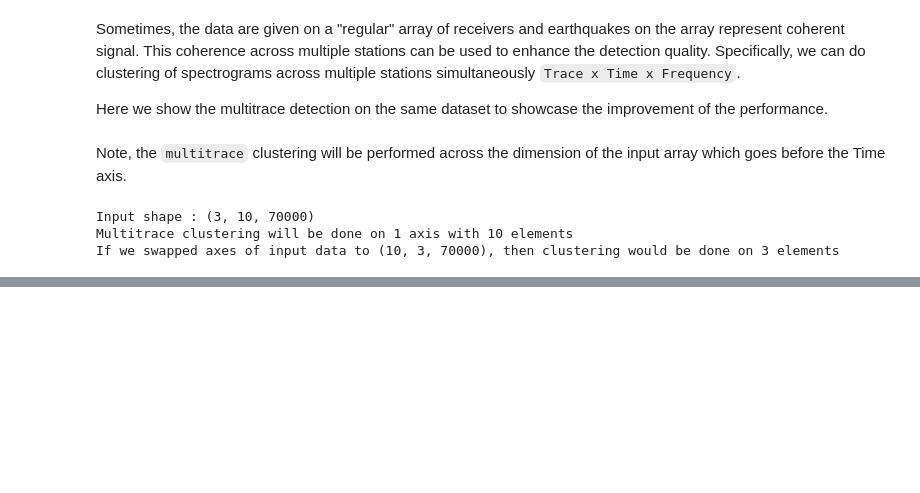
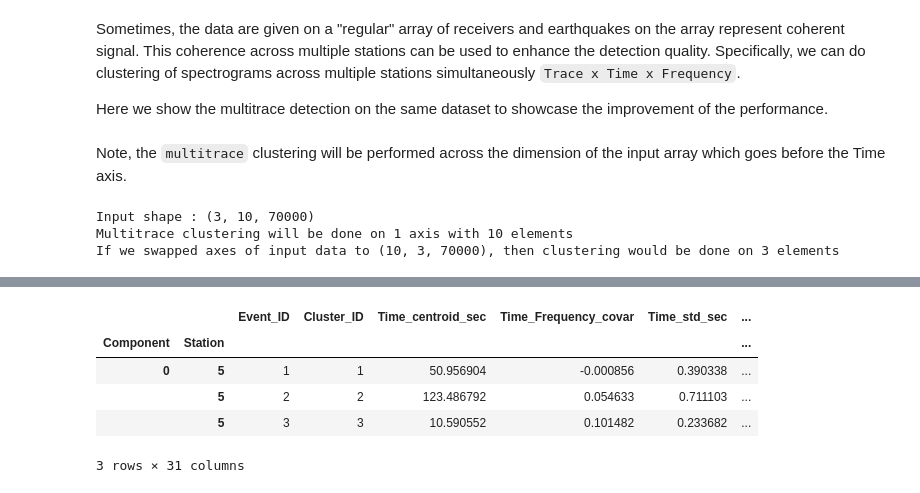
Before and after one commit to sgrubas/cats, a Jupyter notebook: tutorials/DetectionTutorial.ipynb, the cells around one changed output, grey strips where cells are left out. Cells and saved outputs as stored; diff of their text form; code cells hidden in the pictures; blank space fills up the shorter version.

```diff
--- a/tutorials/DetectionTutorial.ipynb
+++ b/tutorials/DetectionTutorial.ipynb
@@ -406,0 +795,9 @@ fig
+# %%
+result.cluster_catalogs.loc[0, 5]
+# %% [output]
+|  |  | Event_ID | Cluster_ID | Time_centroid_sec | Time_Frequency_covar | Time_std_sec | ... |
+| Component | Station |  |  |  |  |  | ... |
+| 0 | 5 | 1 | 1 | 50.956904 | -0.000856 | 0.390338 | ... |
+|  | 5 | 2 | 2 | 123.486792 | 0.054633 | 0.711103 | ... |
+|  | 5 | 3 | 3 | 10.590552 | 0.101482 | 0.233682 | ... |
+3 rows × 31 columns
```
Also changed, not shown: parts of 57 cells of this notebook, 1 other file.
